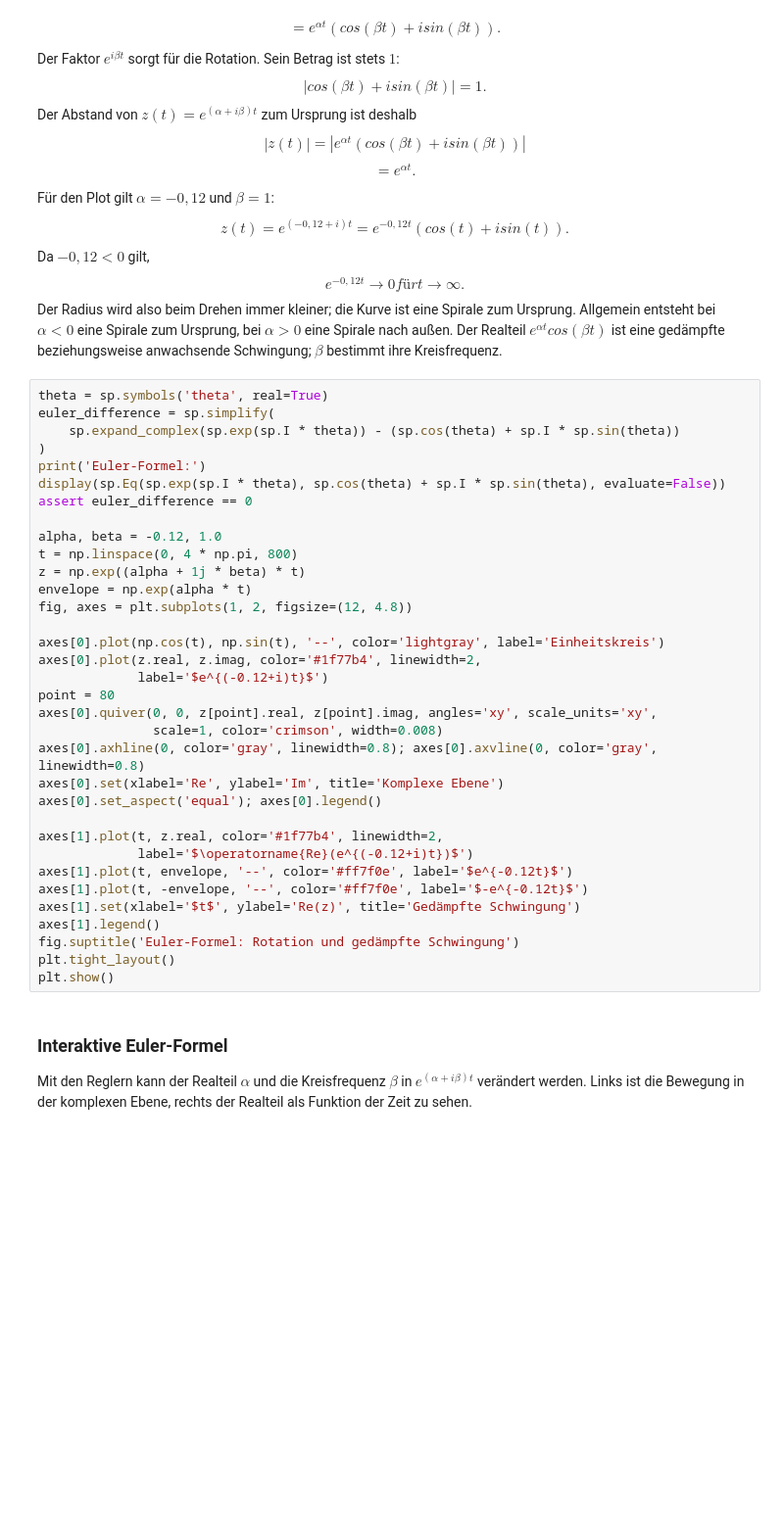
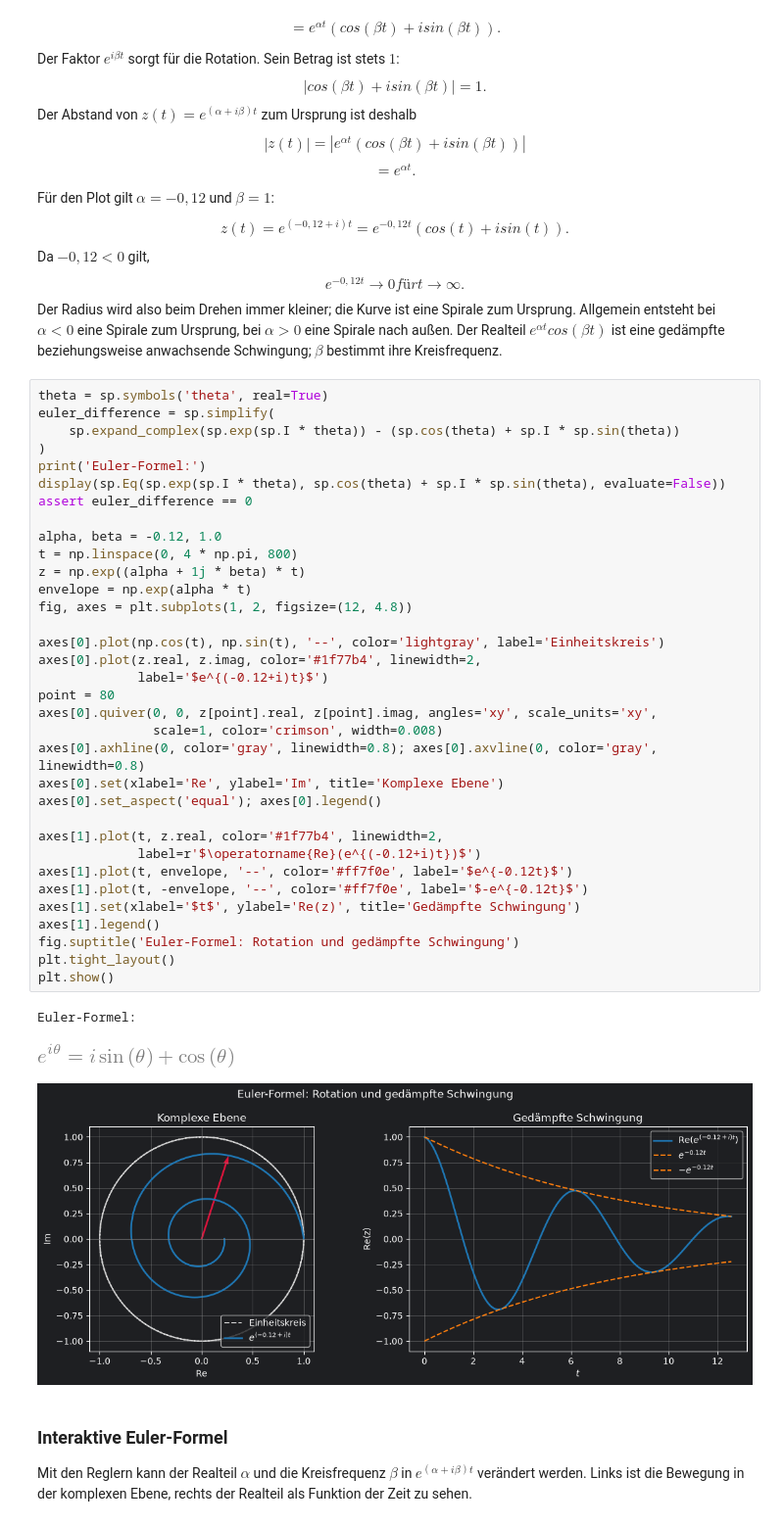
Before and after one commit to karkessler/dhbw-mathe3, a Jupyter notebook: notebooks/differentialgleichungen/00_mathematische_grundlagen.ipynb, the cells around one changed output. Shown at 98% size. Cells and saved outputs as stored; diff of their text form; blank space fills up the shorter version.

```diff
--- a/notebooks/differentialgleichungen/00_mathematische_grundlagen.ipynb
+++ b/notebooks/differentialgleichungen/00_mathematische_grundlagen.ipynb
@@ -180,34 +192,38 @@ euler_difference = sp.simplify(
     sp.expand_complex(sp.exp(sp.I * theta)) - (sp.cos(theta) + sp.I * sp.sin(theta))
 )
 print('Euler-Formel:')
 display(sp.Eq(sp.exp(sp.I * theta), sp.cos(theta) + sp.I * sp.sin(theta), evaluate=False))
 assert euler_difference == 0
 
 alpha, beta = -0.12, 1.0
 t = np.linspace(0, 4 * np.pi, 800)
 z = np.exp((alpha + 1j * beta) * t)
 envelope = np.exp(alpha * t)
 fig, axes = plt.subplots(1, 2, figsize=(12, 4.8))
 
 axes[0].plot(np.cos(t), np.sin(t), '--', color='lightgray', label='Einheitskreis')
 axes[0].plot(z.real, z.imag, color='#1f77b4', linewidth=2,
              label='$e^{(-0.12+i)t}$')
 point = 80
 axes[0].quiver(0, 0, z[point].real, z[point].imag, angles='xy', scale_units='xy',
                scale=1, color='crimson', width=0.008)
 axes[0].axhline(0, color='gray', linewidth=0.8); axes[0].axvline(0, color='gray', linewidth=0.8)
 axes[0].set(xlabel='Re', ylabel='Im', title='Komplexe Ebene')
 axes[0].set_aspect('equal'); axes[0].legend()
 
 axes[1].plot(t, z.real, color='#1f77b4', linewidth=2,
-             label='$\operatorname{Re}(e^{(-0.12+i)t})$')
+             label=r'$\operatorname{Re}(e^{(-0.12+i)t})$')
 axes[1].plot(t, envelope, '--', color='#ff7f0e', label='$e^{-0.12t}$')
 axes[1].plot(t, -envelope, '--', color='#ff7f0e', label='$-e^{-0.12t}$')
 axes[1].set(xlabel='$t$', ylabel='Re(z)', title='Gedämpfte Schwingung')
 axes[1].legend()
 fig.suptitle('Euler-Formel: Rotation und gedämpfte Schwingung')
 plt.tight_layout()
 plt.show()
+# %% [output]
+Euler-Formel:
+[figure, added]
+[figure, added]
 # %% [markdown]
 ### Interaktive Euler-Formel
 
```
Also changed, not shown: parts of 2 cells of this notebook.
